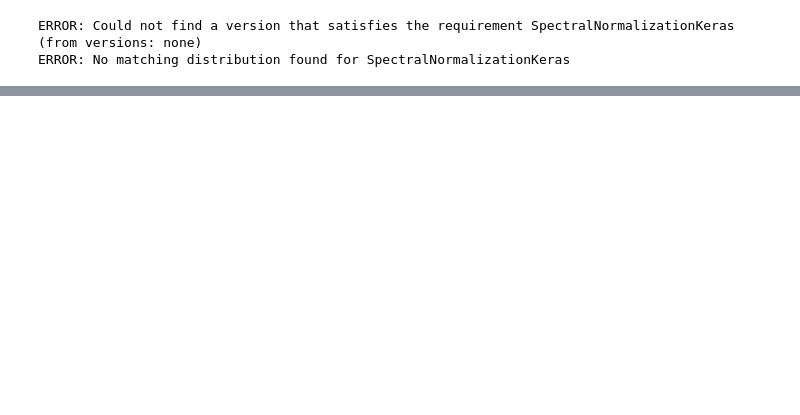
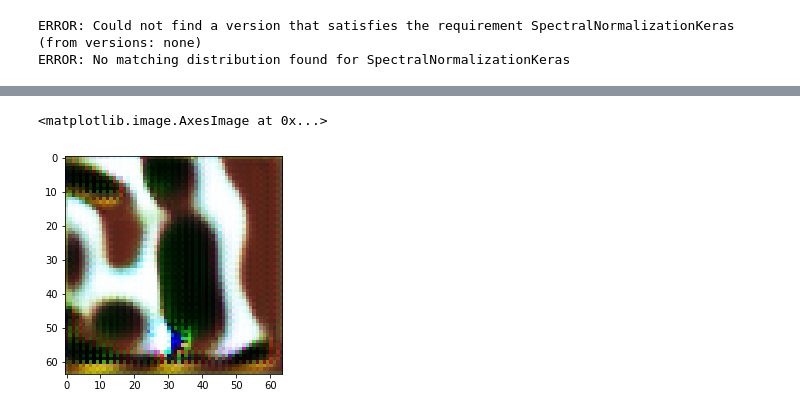
Before and after one commit to bordakm/DeepLearning, a Jupyter notebook: DogGenerator.ipynb, the cells around one changed output, grey strips where cells are left out. Drawn from its saved outputs; the diff is of its cells as text; code cells hidden in the pictures; blank space fills up the shorter version.

```diff
--- a/DogGenerator.ipynb
+++ b/DogGenerator.ipynb
@@ -332,0 +348,9 @@ WARNING:tensorflow:From /usr/local/lib/python3.6/dist-packages/keras/backend/ten
+# %%
+# Generating then drawing an image
+noise = np.random.normal(0, 1, (1, gan.latent_dim))
+gen_img = gan.generator.predict(noise)
+gen_img = 0.5 * gen_img + 0.5
+plt.imshow(gen_img.reshape(64,64,3))
+# %% [output]
+<matplotlib.image.AxesImage at 0x...>
+[figure, added]
```
Also changed, not shown: parts of 16 cells of this notebook, 2 other files.
